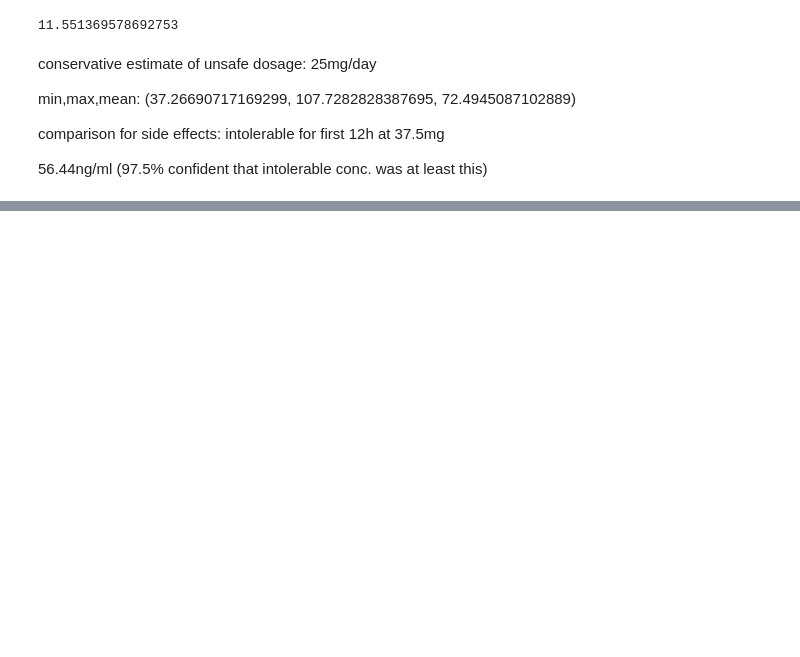
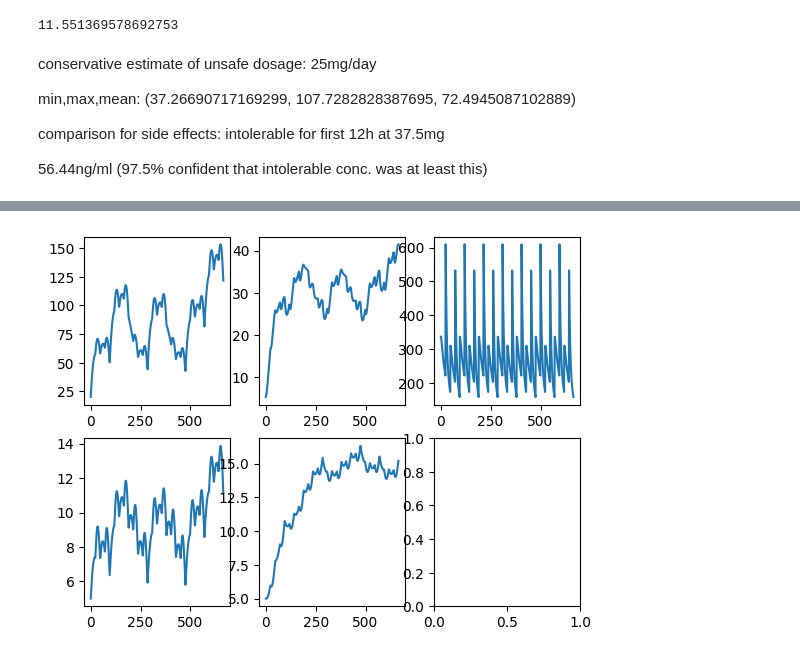
Before and after one commit to Estelle900/HRTMonteCarlo, a Jupyter notebook: HRT Monte Carlo.ipynb, the cells around one changed output, grey strips where cells are left out. Saved outputs shown, nothing was run; the diff lists cells and outputs as text; code cells hidden in the pictures; blank space fills up the shorter version.

```diff
--- a/HRT Monte Carlo.ipynb
+++ b/HRT Monte Carlo.ipynb
@@ -158,6 +157,7 @@ def check(dose,intervals,steady=False):
     plt.title(str(dose)+' per '+str(intervals)+' hours')
     plt.show()
     print(np.min(checker),np.max(checker),np.mean(checker))
-check(12.5,[48,48,72],steady=True)
+    return np.mean(checker,axis=0)[-r:]
+cpa_levels = check(12.5,[48,48,72],steady=True)
 # %% [output]
 [figure]
@@ -278,0 +279,62 @@ array([274.42774812, 273.32297642, 269.33514862, 264.03724029,
+# %%
+SPRE = 1
+def Papp_hill(p4,e2):
+    return p4/2*(1+e2**8/(75**8+e2**8))
+
+def deltarpLH(e2,p4,rpLH): # iu/day
+    Papp = Papp_hill(p4,e2)
+    return (500+4500*e2**8/(175**8+e2**8))/(1+Papp/12.2)-(2.42*(1+0.26*Papp)*rpLH)/(1+0.004*e2) #t not added
+def deltaLH(e2,p4,rpLH,LH):
+    Papp = Papp_hill(p4,e2)
+    return 1/2.5*2.42*(1+0.26*Papp)*rpLH/(1+0.004*e2)-14*LH
+def deltarpFSH(e2,p4,rpFSH,InhA): # InhA of 2 days before
+    Papp = Papp_hill(p4,e2)
+    return 375/(1+InhA)/1.75-1.9*(1+12*Papp)*rpFSH/(1+0.0018*e2**2)
+def deltaFSH(e2,p4,rpFSH,FSH):
+    Papp = Papp_hill(p4,e2)
+    return 1/2.5*1.9*(1+12*Papp)*rpFSH/(1+0.0018*e2**2)-2*FSH # TODO: clearance term unknown
+
+def rk4LH(e20, e21, p4,rpLH,LH,dt=0.1/24):
+    e2mid = (e20+e21)/2
+    rpLH1 = deltarpLH(e20,p4,rpLH)
+    LH1 = deltaLH(e20,p4,rpLH,LH)
+    rpLH2 = deltarpLH(e2mid,p4,rpLH+rpLH1*dt/2)
+    LH2 = deltaLH(e2mid,p4,rpLH+rpLH1*dt/2,LH+LH1*dt/2)
+    rpLH3 = deltarpLH(e2mid,p4,rpLH+rpLH2*dt/2)
+    LH3 = deltaLH(e2mid,p4,rpLH+rpLH2*dt/2,LH+LH2*dt/2)
+    rpLH4 = deltarpLH(e21,p4,rpLH+rpLH3*dt)
+    LH4 = deltaLH(e21,p4,rpLH+rpLH3*dt,LH+LH3*dt)
+    return rpLH+(rpLH1+2*(rpLH2+rpLH3)+rpLH4)*dt/6, LH+(LH1+2*(LH2+LH3)+LH4)*dt/6
+
+def rk4FSH(e20, e21, p4,rpFSH, FSH, InhA, dt=0.1/24):
+    e2mid = (e20+e21)/2
+    rpFSH1 = deltarpFSH(e20,p4,rpFSH,InhA)
+    FSH1 = deltaFSH(e20,p4,rpFSH,FSH)
+    rpFSH2 = deltarpFSH(e2mid,p4,rpFSH+rpFSH1*dt/2,InhA)
+    FSH2 = deltaFSH(e2mid,p4,rpFSH+rpFSH1*dt/2,FSH+FSH1*dt/2)
+    rpFSH3 = deltarpFSH(e2mid,p4,rpFSH+rpFSH2*dt/2,InhA)
+    FSH3 = deltaFSH(e2mid,p4,rpFSH+rpFSH2*dt/2,FSH+FSH2*dt/2)
+    rpFSH4 = deltarpFSH(e21,p4,rpFSH+rpFSH3*dt,InhA)
+    FSH4 = deltaFSH(e21,p4,rpFSH+rpFSH3*dt,FSH+FSH3*dt)
+    return rpFSH+(rpFSH1+2*(rpFSH2+rpFSH3)+rpFSH4)*dt/6, FSH+(FSH1+2*(FSH2+FSH3)+FSH4)*dt/6
+
+#e2=e2[int(e2.shape[0]/2):]
+LH = [[20, 5.2]]
+FSH = [[5,5]]
+for p in range(7):
+    for i in range(e2.shape[0]-1):
+        p4 = cpa_levels[int(cpa_levels.shape[0]/7*p)]
+        LH.append(rk4LH(e2[i], e2[i+1], p4, LH[-1][0], LH[-1][1]))
+        FSH.append(rk4FSH(e2[i], e2[i+1], p4, FSH[-1][0], FSH[-1][1], 1.8))
+LH = np.array(LH).T
+FSH = np.array(FSH).T
+t=np.arange(LH.shape[1])
+f,ax = plt.subplots(2,3)
+ax[0][0].plot(t,LH[0])
+ax[0][1].plot(t,LH[1])
+ax[0][2].plot(t[1:],np.tile(e2[:-1],7))
+ax[1][0].plot(t,FSH[0])
+ax[1][1].plot(t,FSH[1])
+plt.show()
+# %% [output]
+[figure, added]
```
Also changed, not shown: parts of 6 cells of this notebook.
